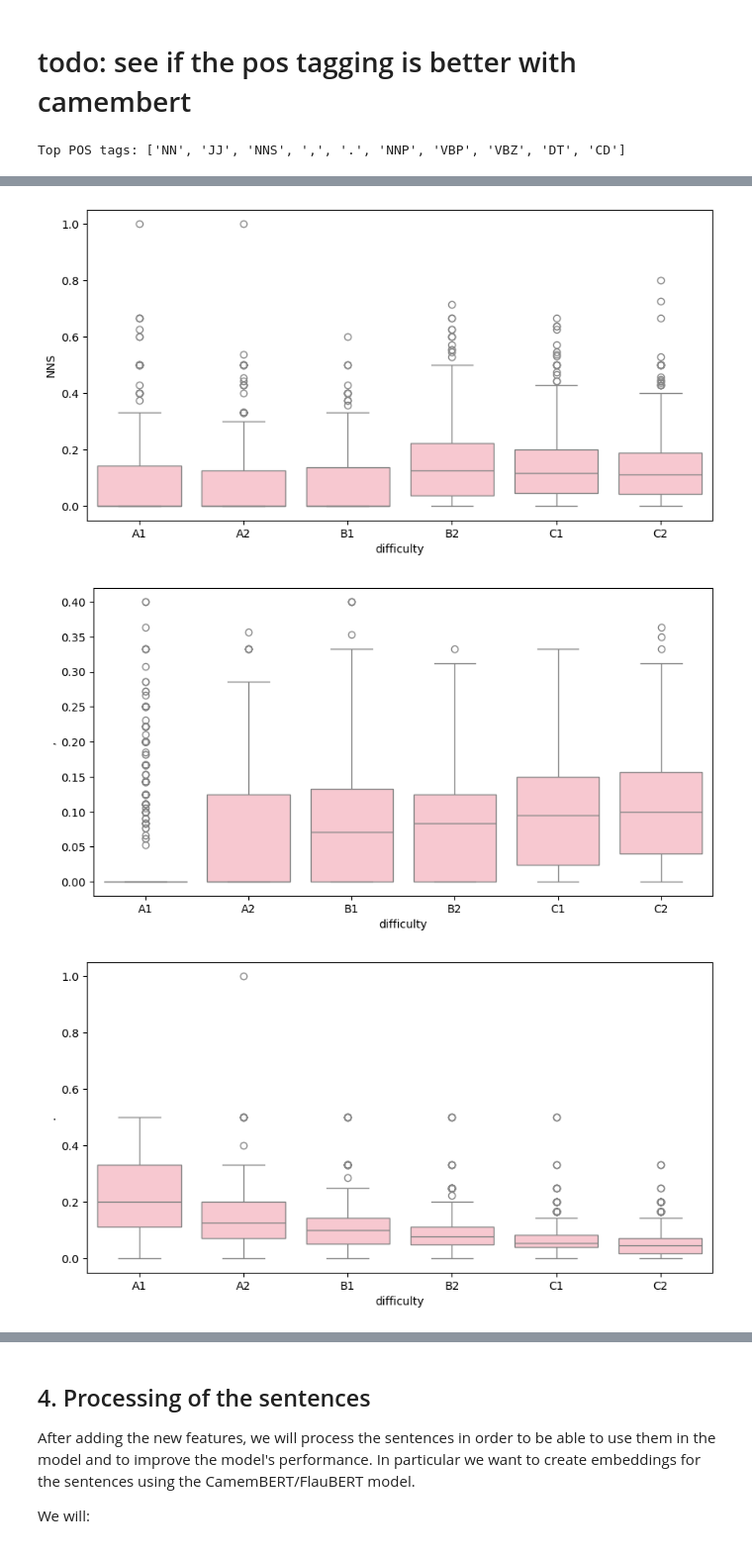
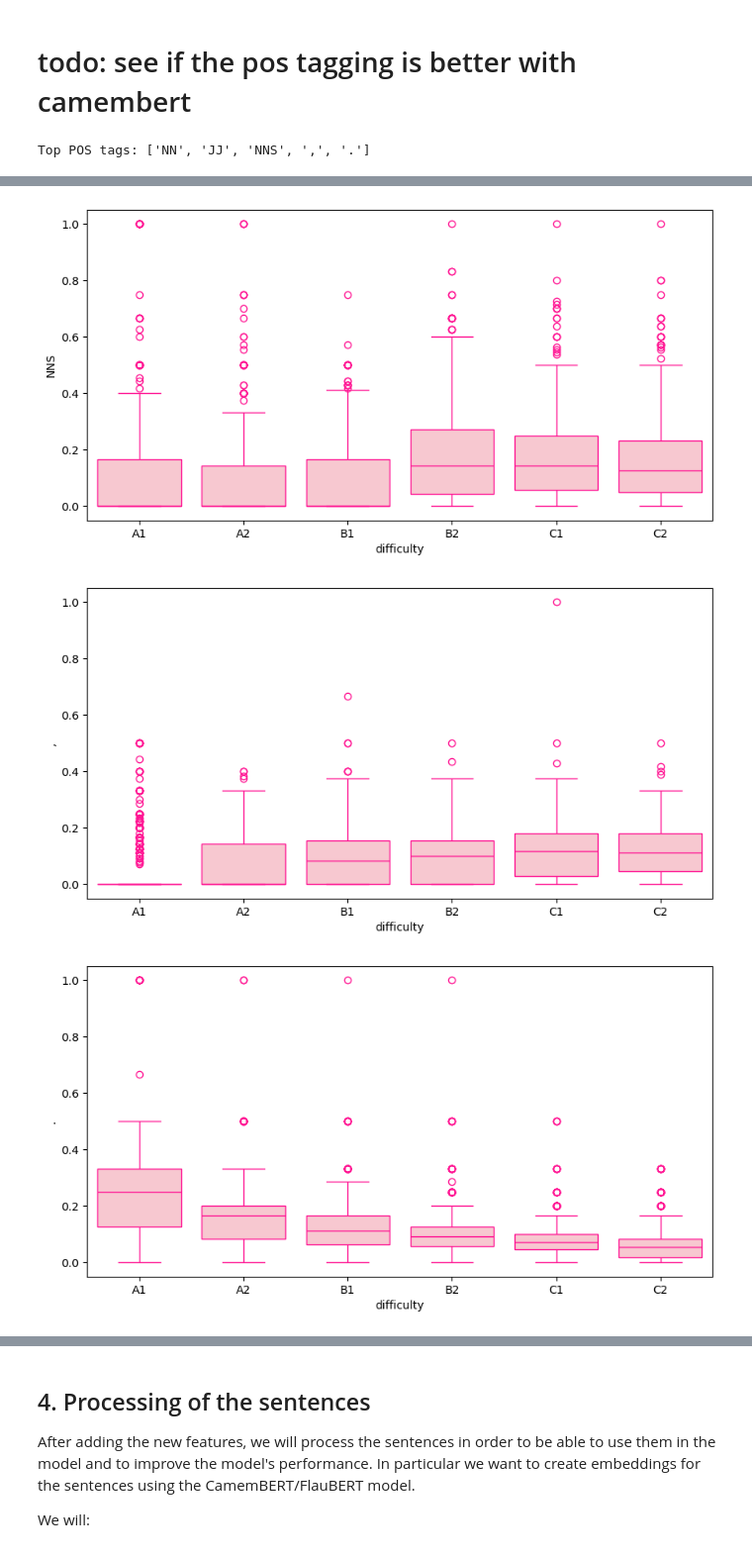
Before and after one commit to BeatriceVaienti/dsml_project, a Jupyter notebook: notebooks/data_augmentation.ipynb, the cells around one changed output, grey strips where cells are left out. Shown at 99% size. Saved outputs shown, nothing was run; the diff lists cells and outputs as text; code cells hidden in the pictures.

Commit message:
new images - data augm

```diff
--- a/notebooks/data_augmentation.ipynb
+++ b/notebooks/data_augmentation.ipynb
@@ -21,7 +21,7 @@ nltk.download('stopwords')
 
 # Load French stopwords
 stop_words = set(stopwords.words('french'))
-color = 'pink'
+color = 'deeppink'
 # %% [output]
 [nltk_data] Downloading package punkt to /Users/vaienti/nltk_data...
 [nltk_data]   Package punkt is already up-to-date!
@@ -162,10 +165,10 @@ def add_pos_counts(df, top_tags):
     return df
 
 all_sentences = df['sentence'].tolist() + inference['sentence'].tolist()  # Combining sentences from both datasets
-total_tag_counts = get_tag_counts(all_sentences)  # Exclude punctuation
+total_tag_counts = get_tag_counts(all_sentences)
 
-# Select the top N most frequent tags, e.g., top 10
-top_tags = sorted(total_tag_counts.items(), key=lambda x: x[1], reverse=True)[:10]
+# Select the top N most frequent tags, e.g., top 5
+top_tags = sorted(total_tag_counts.items(), key=lambda x: x[1], reverse=True)[:5]
 top_tags = [tag for tag, count in top_tags]
 print("Top POS tags:", top_tags)
 
@@ -177,7 +180,7 @@ inference = add_pos_counts(inference, top_tags)
 difficulty_order = ['A1', 'A2', 'B1', 'B2', 'C1', 'C2']
 for tag in top_tags:
     plt.figure(figsize=(10, 5))
-    sns.boxplot(x='difficulty', y=tag, data=df, order=difficulty_order, color = color)
+    sns.boxplot(x='difficulty', y=tag, data=df, order=difficulty_order, color = 'pink', linecolor = color)
     plt.show()
 # %% [output]
-Top POS tags: ['NN', 'JJ', 'NNS', ',', '.', 'NNP', 'VBP', 'VBZ', 'DT', 'CD']
+Top POS tags: ['NN', 'JJ', 'NNS', ',', '.']
@@ -186,3 +189,3 @@ Top POS tags: ['NN', 'JJ', 'NNS', ',', '.', 'NNP', 'VBP', 'VBZ', 'DT', 'CD']
-[figure, old version]
+[figure, new version]
-[figure, old version]
+[figure, new version]
-[figure, old version]
+[figure, new version]
```
Also changed, not shown: parts of 17 cells of this notebook, 6 other files.
